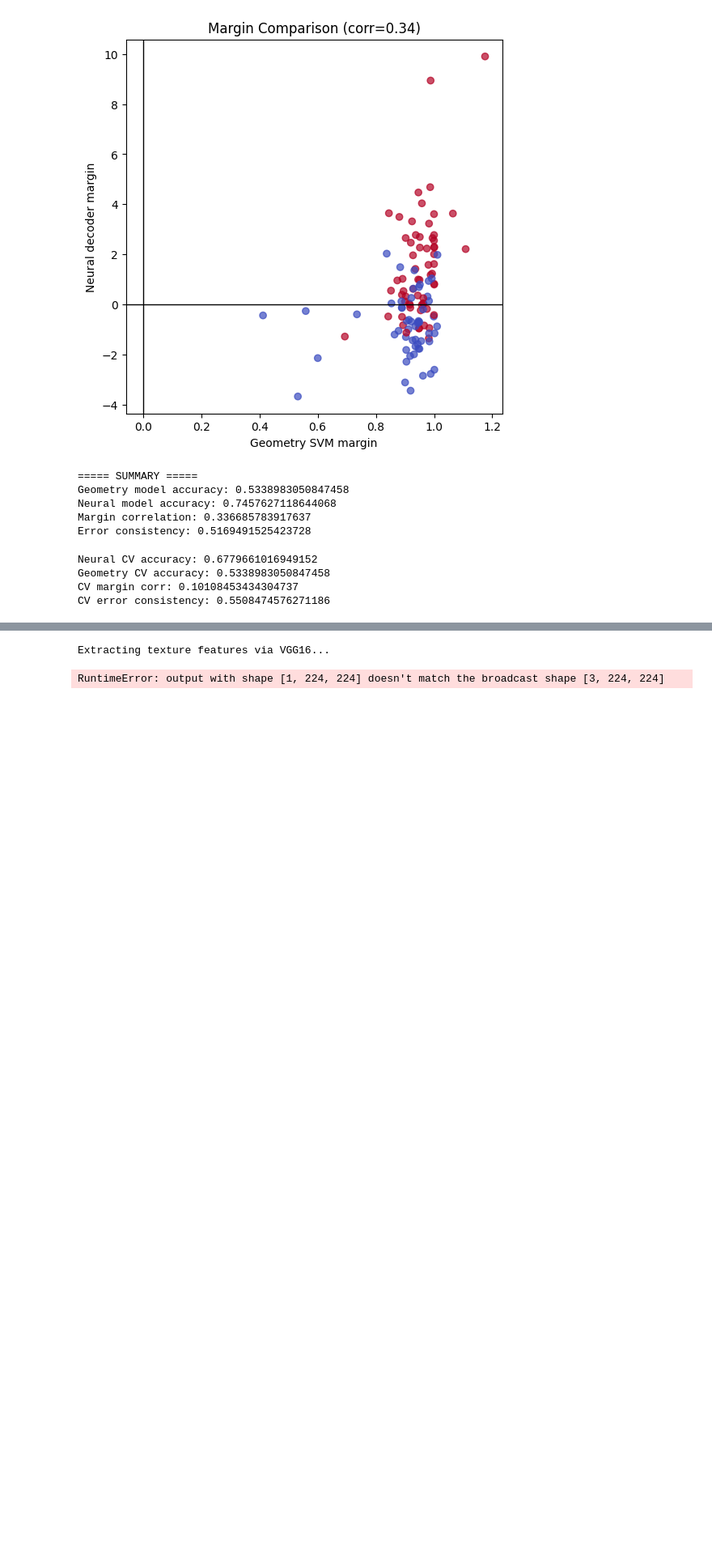
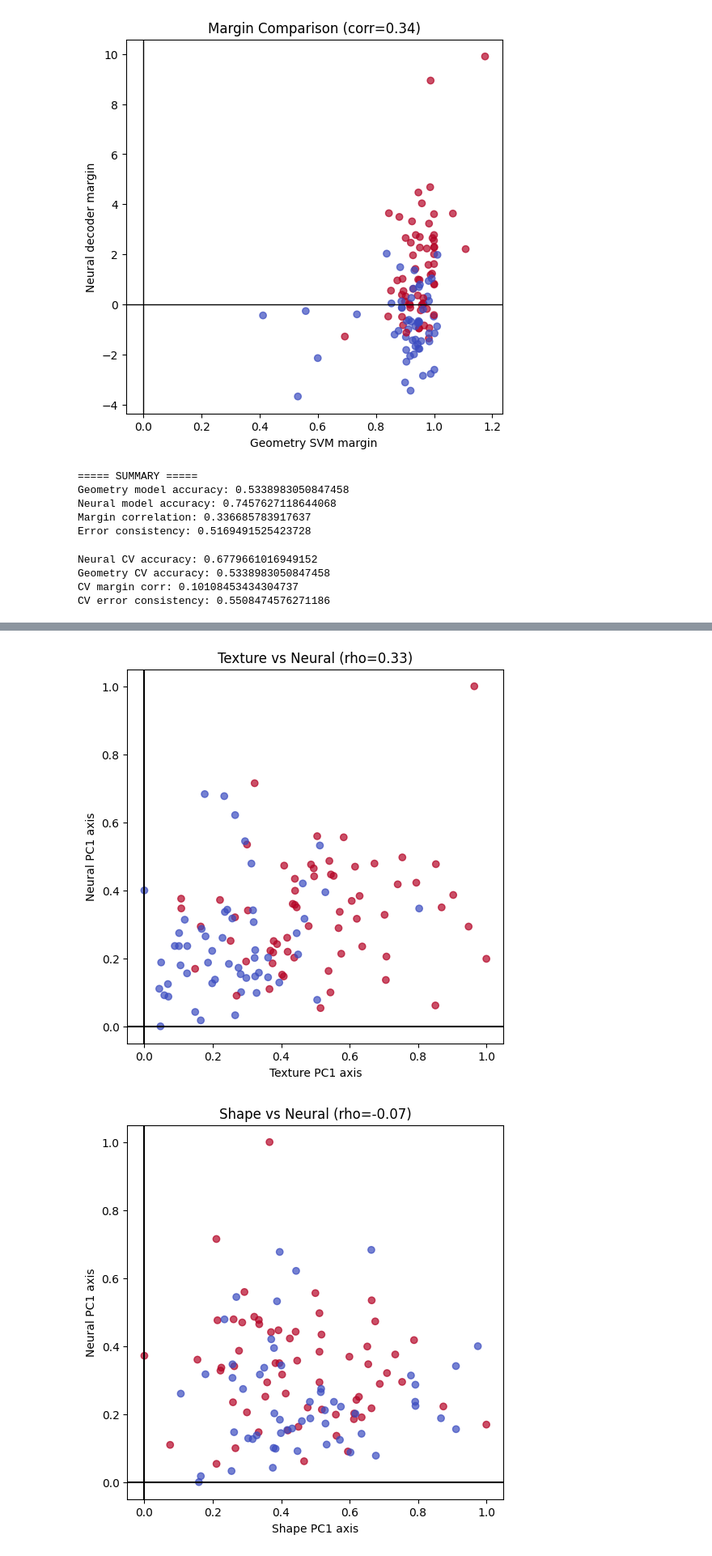
Before and after one commit to mariakesa/ProjectionSort, a Jupyter notebook: turing_test/tt.ipynb, the cells around one changed output, grey strips where cells are left out. Shown at 81% size. Drawn from its saved outputs; the diff is of its cells as text; code cells hidden in the pictures; blank space fills up the shorter version.

```diff
--- a/turing_test/tt.ipynb
+++ b/turing_test/tt.ipynb
@@ -477,6 +477,21 @@ y = (top1 <= 397).astype(int)              # animate/inanimate labels
 # 1) LOAD IMAGES
 # ============================================================
 
+def ensure_rgb(img):
+    """
+    Ensure image has shape (H, W, 3).
+    Converts grayscale (H, W) or (H, W, 1) to RGB by channel replication.
+    """
+    if img.ndim == 2:
+        # grayscale → RGB
+        return np.stack([img, img, img], axis=-1)
+    if img.ndim == 3 and img.shape[2] == 1:
+        return np.repeat(img, 3, axis=2)
+    if img.ndim == 3 and img.shape[2] == 3:
+        return img
+    raise ValueError(f"Unexpected image shape: {img.shape}")
+
+
 img_files = sorted([
     os.path.join(IMG_DIR, f)
     for f in os.listdir(IMG_DIR)
@@ -486,8 +501,7 @@ img_files = sorted([
 assert len(img_files) == len(X)
 
 print("Loaded", len(img_files), "images.")
-images = [imread(f) for f in img_files]
-
+images = [ensure_rgb(imread(f)) for f in img_files]
 
 # ============================================================
 # 2) SHAPE FEATURES (Edges + Power Spectrum)
@@ -533,7 +547,8 @@ transform = T.Compose([
 ])
 
 def extract_texture_feats(img):
-    img_t = transform(img).unsqueeze(0).to(device)
+    img_rgb = ensure_rgb(img)
+    img_t = transform(img_rgb).unsqueeze(0).to(device)
     with torch.no_grad():
         feat = vgg(img_t)
     feat = feat.mean(dim=[2, 3]).cpu().numpy().ravel()
@@ -646,2 +671,2 @@ Downloading: "https://download.pytorch.org/models/vgg16-397923af.pth" to /home/m
-Extracting texture features via VGG16...
-RuntimeError: output with shape [1, 224, 224] doesn't match the broadcast shape [3, 224, 224]
+[figure, added]
+[figure, added]
```
Also changed, not shown: parts of 2 cells of this notebook, 47 other files.
